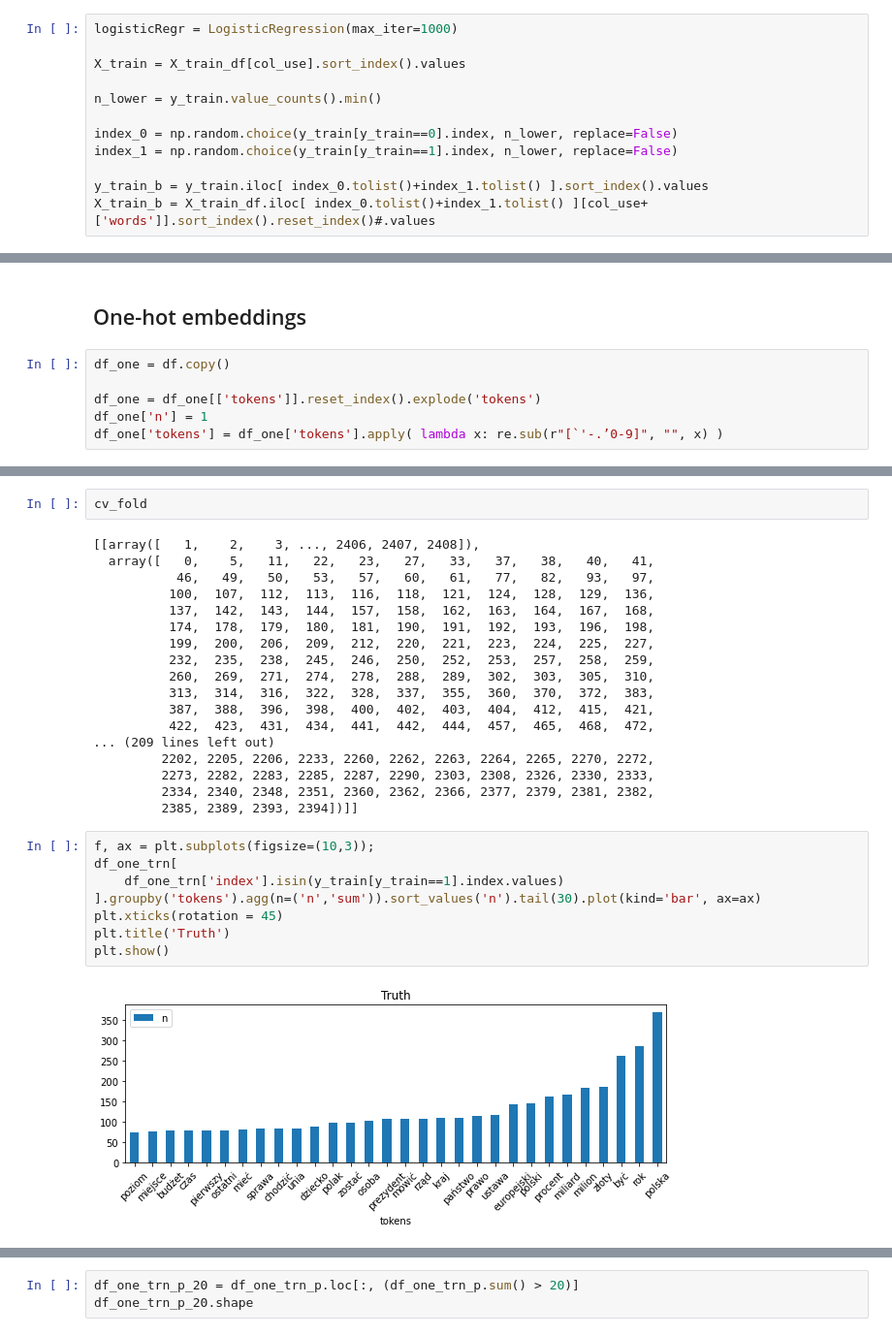
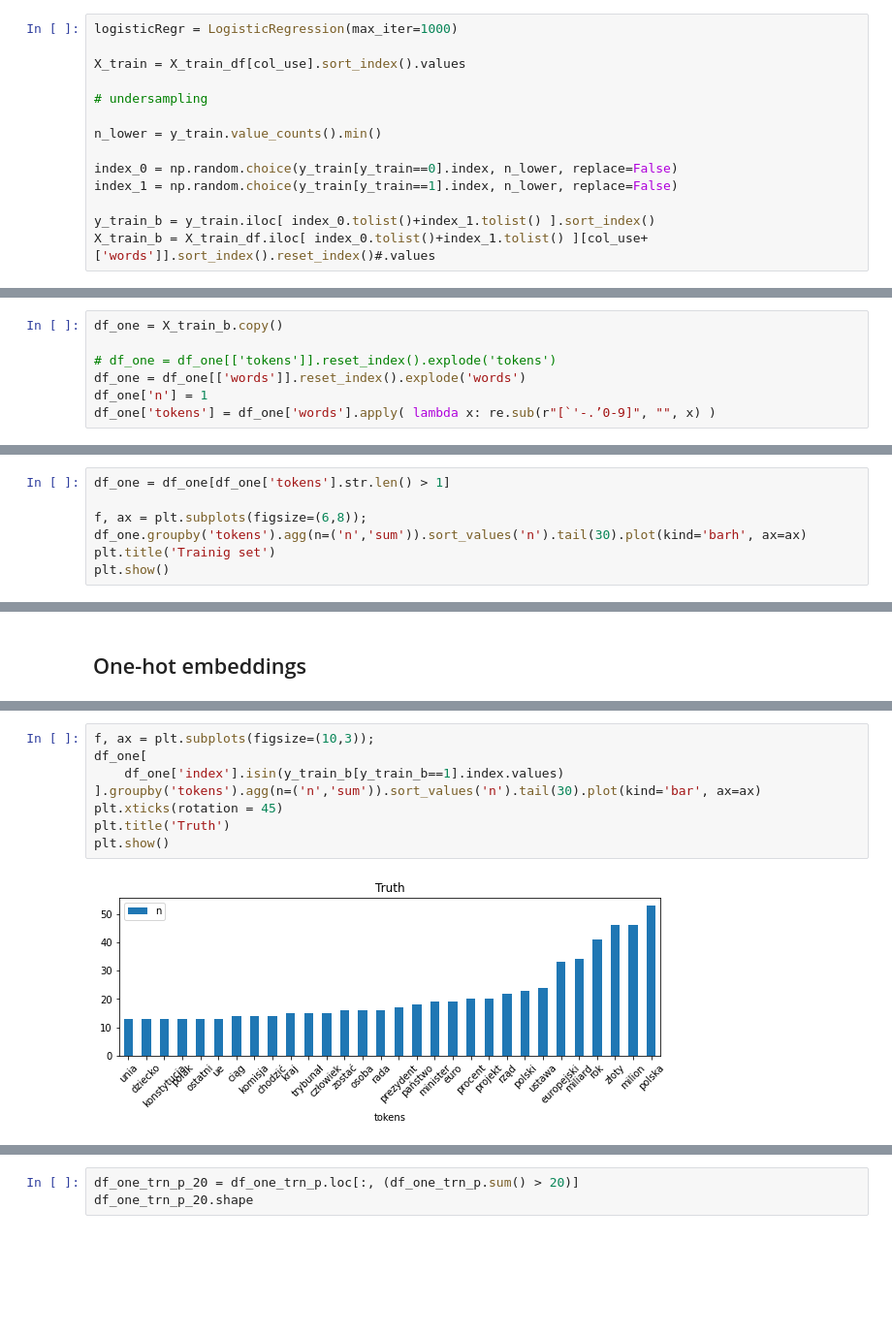
Before and after one commit to MarBry111/Fake-News-Detection-for-statements-in-Polish-Language, a Jupyter notebook: 02_claims_of_politicians/03_Simple_models_one_hot_embeddings_[CZdata].ipynb, the cells around one changed output, grey strips where cells are left out. Shown at 97% size. Cells and saved outputs as stored; diff of their text form; blank space fills up the shorter version.

```diff
--- a/02_claims_of_politicians/03_Simple_models_one_hot_embeddings_[CZdata].ipynb
+++ b/02_claims_of_politicians/03_Simple_models_one_hot_embeddings_[CZdata].ipynb
@@ -149,11 +153,13 @@ X_train_df['words'] = result
 logisticRegr = LogisticRegression(max_iter=1000)
 
 X_train = X_train_df[col_use].sort_index().values
+
+# undersampling
 
 n_lower = y_train.value_counts().min()
 
 index_0 = np.random.choice(y_train[y_train==0].index, n_lower, replace=False)
 index_1 = np.random.choice(y_train[y_train==1].index, n_lower, replace=False)
 
-y_train_b = y_train.iloc[ index_0.tolist()+index_1.tolist() ].sort_index().values
+y_train_b = y_train.iloc[ index_0.tolist()+index_1.tolist() ].sort_index()
 X_train_b = X_train_df.iloc[ index_0.tolist()+index_1.tolist() ][col_use+['words']].sort_index().reset_index()#.values
@@ -159,0 +168,7 @@ X_train_b = X_train_df.iloc[ index_0.tolist()+index_1.tolist() ][col_use+['words
+# %%
+df_one = X_train_b.copy()
+
+# df_one = df_one[['tokens']].reset_index().explode('tokens')
+df_one = df_one[['words']].reset_index().explode('words')
+df_one['n'] = 1
+df_one['tokens'] = df_one['words'].apply( lambda x: re.sub(r"[`'-.’0-9]", "", x) )
@@ -159,0 +178,7 @@ X_train_b = X_train_df.iloc[ index_0.tolist()+index_1.tolist() ][col_use+['words
+# %%
+df_one = df_one[df_one['tokens'].str.len() > 1]
+
+f, ax = plt.subplots(figsize=(6,8));
+df_one.groupby('tokens').agg(n=('n','sum')).sort_values('n').tail(30).plot(kind='barh', ax=ax)
+plt.title('Trainig set')
+plt.show()
@@ -222,8 +405,2 @@ metrics
 # %% [markdown]
 ## One-hot embeddings
-# %%
-df_one = df.copy()
-
-df_one = df_one[['tokens']].reset_index().explode('tokens')
-df_one['n'] = 1
-df_one['tokens'] = df_one['tokens'].apply( lambda x: re.sub(r"[`'-.’0-9]", "", x) )
@@ -252,31 +417,11 @@ plt.show()
-# %%
-cv_fold
-# %% [output]
-[[array([   1,    2,    3, ..., 2406, 2407, 2408]),
-  array([   0,    5,   11,   22,   23,   27,   33,   37,   38,   40,   41,
-           46,   49,   50,   53,   57,   60,   61,   77,   82,   93,   97,
-          100,  107,  112,  113,  116,  118,  121,  124,  128,  129,  136,
-          137,  142,  143,  144,  157,  158,  162,  163,  164,  167,  168,
-          174,  178,  179,  180,  181,  190,  191,  192,  193,  196,  198,
-          199,  200,  206,  209,  212,  220,  221,  223,  224,  225,  227,
-          232,  235,  238,  245,  246,  250,  252,  253,  257,  258,  259,
-          260,  269,  271,  274,  278,  288,  289,  302,  303,  305,  310,
-          313,  314,  316,  322,  328,  337,  355,  360,  370,  372,  383,
-          387,  388,  396,  398,  400,  402,  403,  404,  412,  415,  421,
-          422,  423,  431,  434,  441,  442,  444,  457,  465,  468,  472,
-... (209 lines left out)
-         2202, 2205, 2206, 2233, 2260, 2262, 2263, 2264, 2265, 2270, 2272,
-         2273, 2282, 2283, 2285, 2287, 2290, 2303, 2308, 2326, 2330, 2333,
-         2334, 2340, 2348, 2351, 2360, 2362, 2366, 2377, 2379, 2381, 2382,
-         2385, 2389, 2393, 2394])]]
 # %%
 f, ax = plt.subplots(figsize=(10,3));
-df_one_trn[
-    df_one_trn['index'].isin(y_train[y_train==1].index.values)
+df_one[
+    df_one['index'].isin(y_train_b[y_train_b==1].index.values)
 ].groupby('tokens').agg(n=('n','sum')).sort_values('n').tail(30).plot(kind='bar', ax=ax)
 plt.xticks(rotation = 45)
 plt.title('Truth')
 plt.show()
 # %% [output]
-[figure, old version]
+[figure, new version]
 # %%
```
Also changed, not shown: parts of 34 cells of this notebook.
